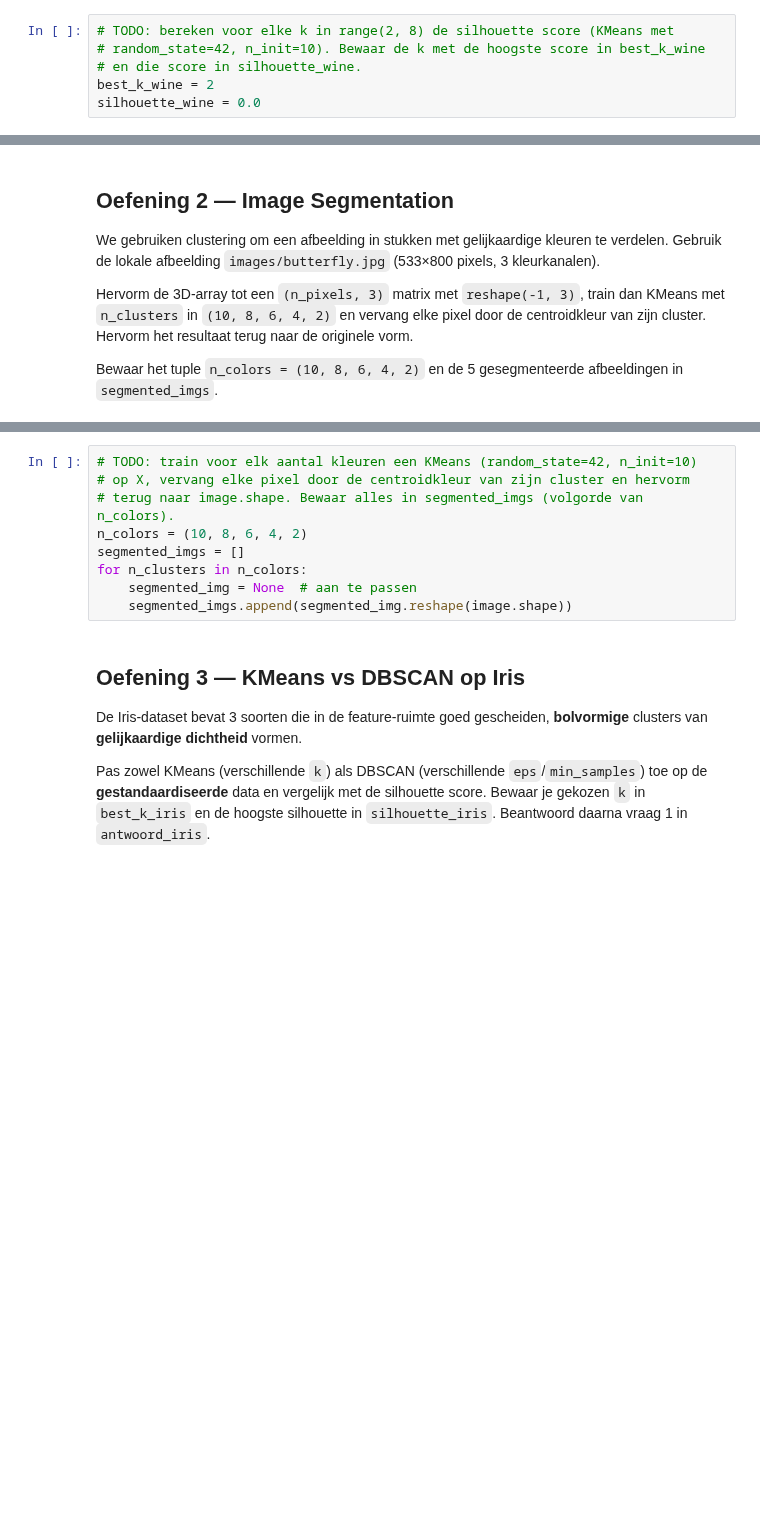
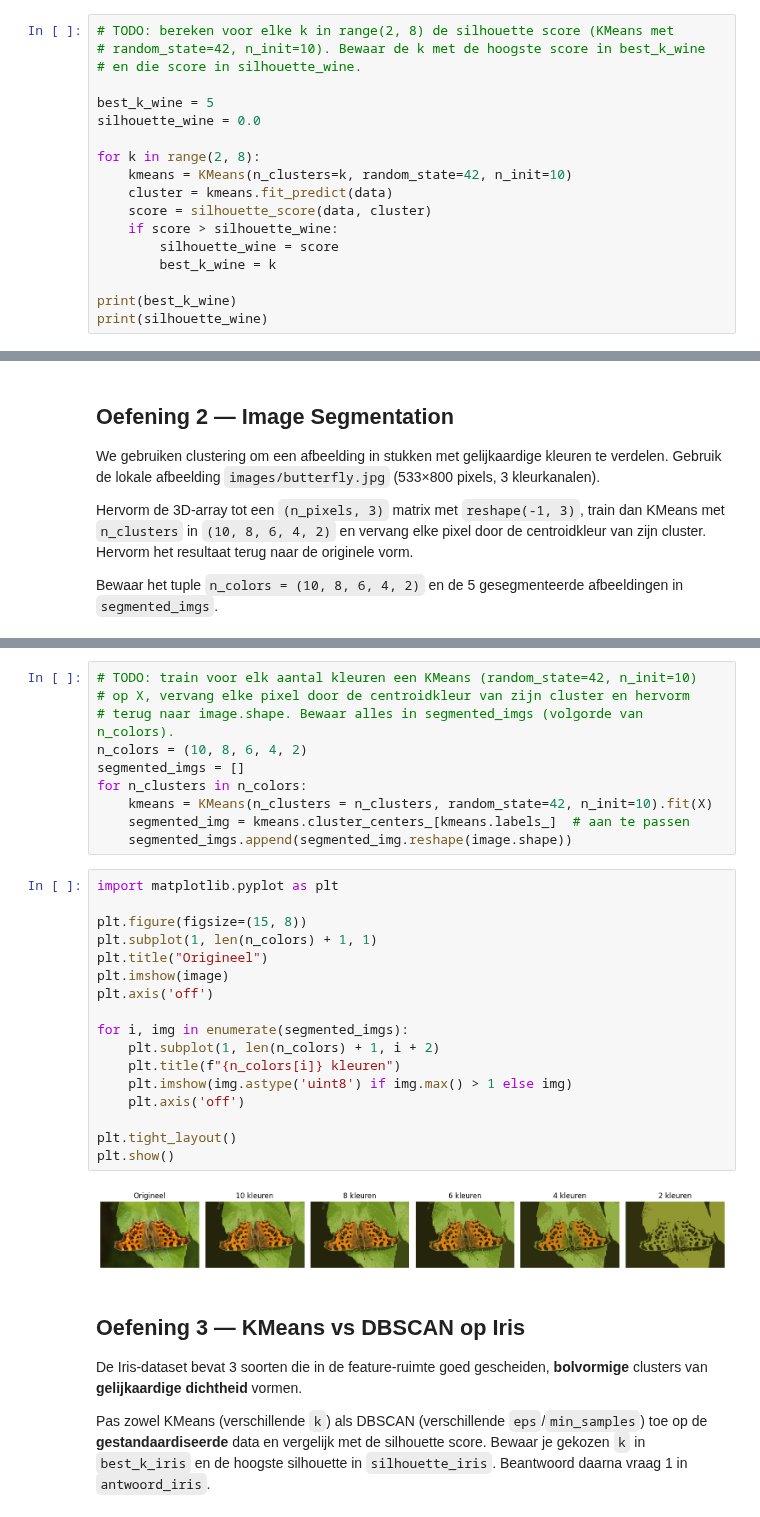
Before and after one commit to tijsleyssens1/ML-Algo-student, a Jupyter notebook: exercises_with_checks/week06/kmeans_dbscan_checkpoint_opgave.ipynb, the cells around one changed output, grey strips where cells are left out. Saved outputs shown, nothing was run; the diff lists cells and outputs as text; blank space fills up the shorter version.

```diff
--- a/exercises_with_checks/week06/kmeans_dbscan_checkpoint_opgave.ipynb
+++ b/exercises_with_checks/week06/kmeans_dbscan_checkpoint_opgave.ipynb
@@ -45,5 +45,17 @@ data_scaled = scaler.fit_transform(data)
 # TODO: bereken voor elke k in range(2, 8) de silhouette score (KMeans met
 # random_state=42, n_init=10). Bewaar de k met de hoogste score in best_k_wine
 # en die score in silhouette_wine.
-best_k_wine = 2
+
+best_k_wine = 5
 silhouette_wine = 0.0
+
+for k in range(2, 8):
+    kmeans = KMeans(n_clusters=k, random_state=42, n_init=10)
+    cluster = kmeans.fit_predict(data)
+    score = silhouette_score(data, cluster)
+    if score > silhouette_wine:
+        silhouette_wine = score
+        best_k_wine = k
+
+print(best_k_wine)
+print(silhouette_wine)
@@ -73,8 +90,28 @@ X = image.reshape(-1, 3)
 n_colors = (10, 8, 6, 4, 2)
 segmented_imgs = []
 for n_clusters in n_colors:
-    segmented_img = None  # aan te passen
+    kmeans = KMeans(n_clusters = n_clusters, random_state=42, n_init=10).fit(X)
+    segmented_img = kmeans.cluster_centers_[kmeans.labels_]  # aan te passen
     segmented_imgs.append(segmented_img.reshape(image.shape))
+# %%
+import matplotlib.pyplot as plt
+
+plt.figure(figsize=(15, 8))
+plt.subplot(1, len(n_colors) + 1, 1)
+plt.title("Origineel")
+plt.imshow(image)
+plt.axis('off')
+
+for i, img in enumerate(segmented_imgs):
+    plt.subplot(1, len(n_colors) + 1, i + 2)
+    plt.title(f"{n_colors[i]} kleuren")
+    plt.imshow(img.astype('uint8') if img.max() > 1 else img)
+    plt.axis('off')
+
+plt.tight_layout()
+plt.show()
+# %% [output]
+[figure, added]
 # %% [markdown]
 ## Oefening 3 — KMeans vs DBSCAN op Iris
 
```
Also changed, not shown: parts of 5 cells of this notebook.
